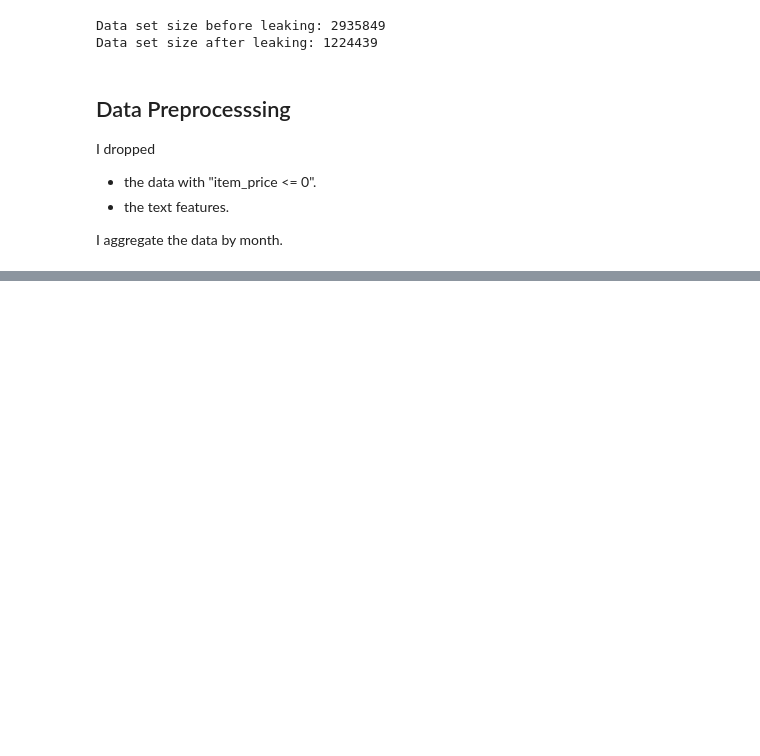
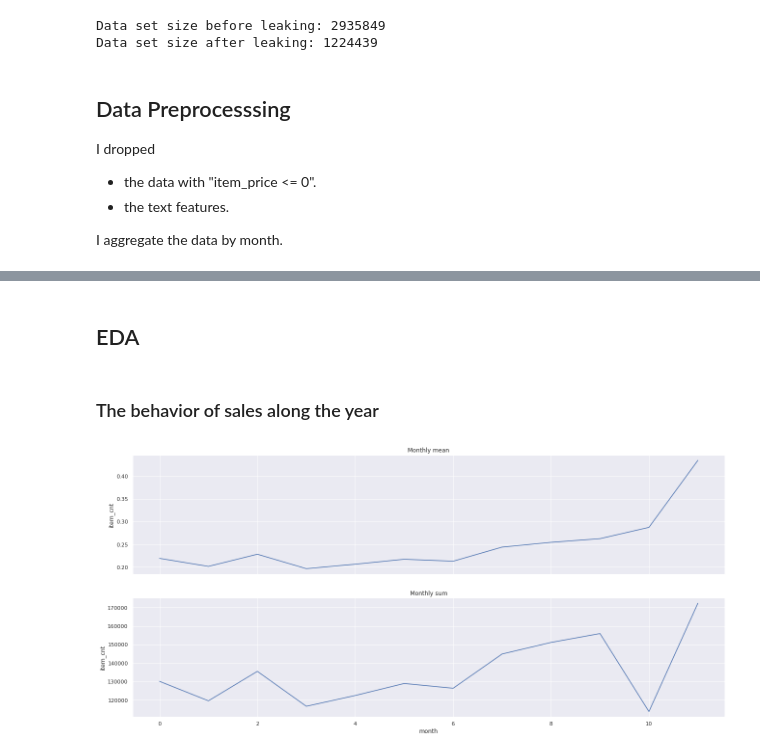
Before and after one commit to ShuichiroTsuda/Kaggle_Predict_Future_Sales, a Jupyter notebook: Predict_Future_Sales.ipynb, the cells around one changed output, grey strips where cells are left out. Drawn from its saved outputs; the diff is of its cells as text; code cells hidden in the pictures; blank space fills up the shorter version.

```diff
--- a/Predict_Future_Sales.ipynb
+++ b/Predict_Future_Sales.ipynb
@@ -182,7 +185,7 @@ I dropped
 
 I aggregate the data by month.
 # %%
-lk_train = train.query('item_price > 0')
+train = train.query('item_price > 0')
 # %%
 train_monthly = lk_train[['date', 'date_block_num', 'shop_id', 'item_category_id', 'item_id', 'item_price', 'item_cnt_day']]
 # %%
@@ -204,3 +207,11 @@ empty_df = pd.DataFrame(empty_df, columns=['date_block_num','shop_id','item_id']
 # Merge the train set with the complete set (missing records will be filled with 0).
 train_monthly = pd.merge(empty_df, train_monthly, on=['date_block_num','shop_id','item_id'], how='left')
 train_monthly.fillna(0, inplace=True)
+# %%
+# Merge the train set with the complete set (missing records will be filled with 0).
+train_monthly = pd.merge(empty_df, train_monthly, on=['date_block_num','shop_id','item_id'], how='left')
+train_monthly.fillna(0, inplace=True)
+# %%
+# Extract time based features.
+train_monthly['year'] = train_monthly['date_block_num'].apply(lambda x: ((x//12) + 2013))
+train_monthly['month'] = train_monthly['date_block_num'].apply(lambda x: (x % 12))
@@ -206,0 +241,19 @@ train_monthly.fillna(0, inplace=True)
+# %% [markdown]
+## EDA
+# %%
+# Grouping data for EDA.
+gp_month_mean = train_monthly.groupby(['month'], as_index=False)['item_cnt'].mean()
+gp_month_sum = train_monthly.groupby(['month'], as_index=False)['item_cnt'].sum()
+gp_category_mean = train_monthly.groupby(['item_category_id'], as_index=False)['item_cnt'].mean()
+gp_category_sum = train_monthly.groupby(['item_category_id'], as_index=False)['item_cnt'].sum()
+gp_shop_mean = train_monthly.groupby(['shop_id'], as_index=False)['item_cnt'].mean()
+gp_shop_sum = train_monthly.groupby(['shop_id'], as_index=False)['item_cnt'].sum()
+# %% [markdown]
+### The behavior of sales along the year
+# %%
+f, axes = plt.subplots(2, 1, figsize=(22, 10), sharex=True)
+sns.lineplot(x="month", y="item_cnt", data=gp_month_mean, ax=axes[0]).set_title("Monthly mean")
+sns.lineplot(x="month", y="item_cnt", data=gp_month_sum, ax=axes[1]).set_title("Monthly sum")
+plt.show()
+# %% [output]
+[figure, added]
```
Also changed, not shown: parts of 12 cells of this notebook.
